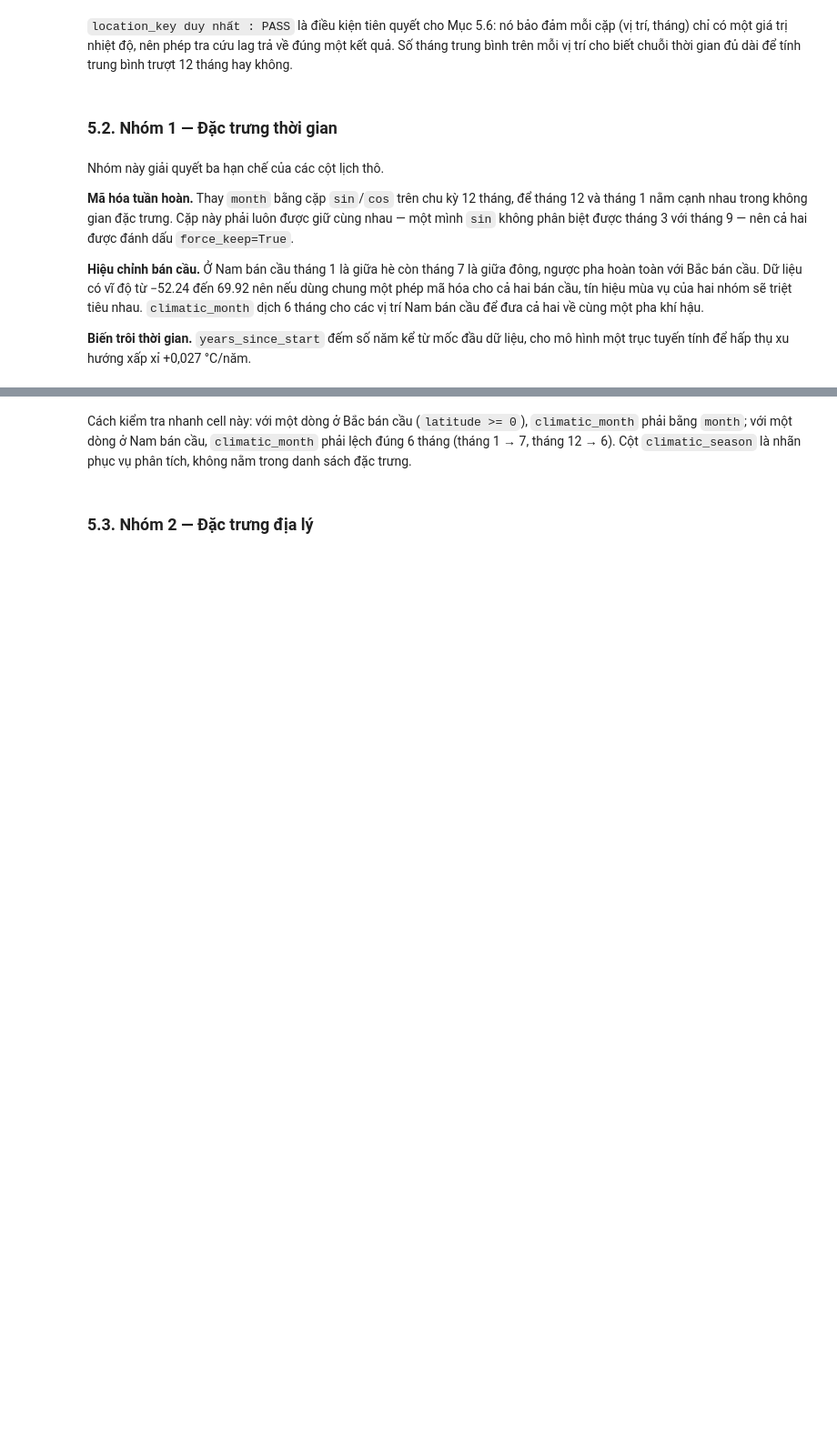
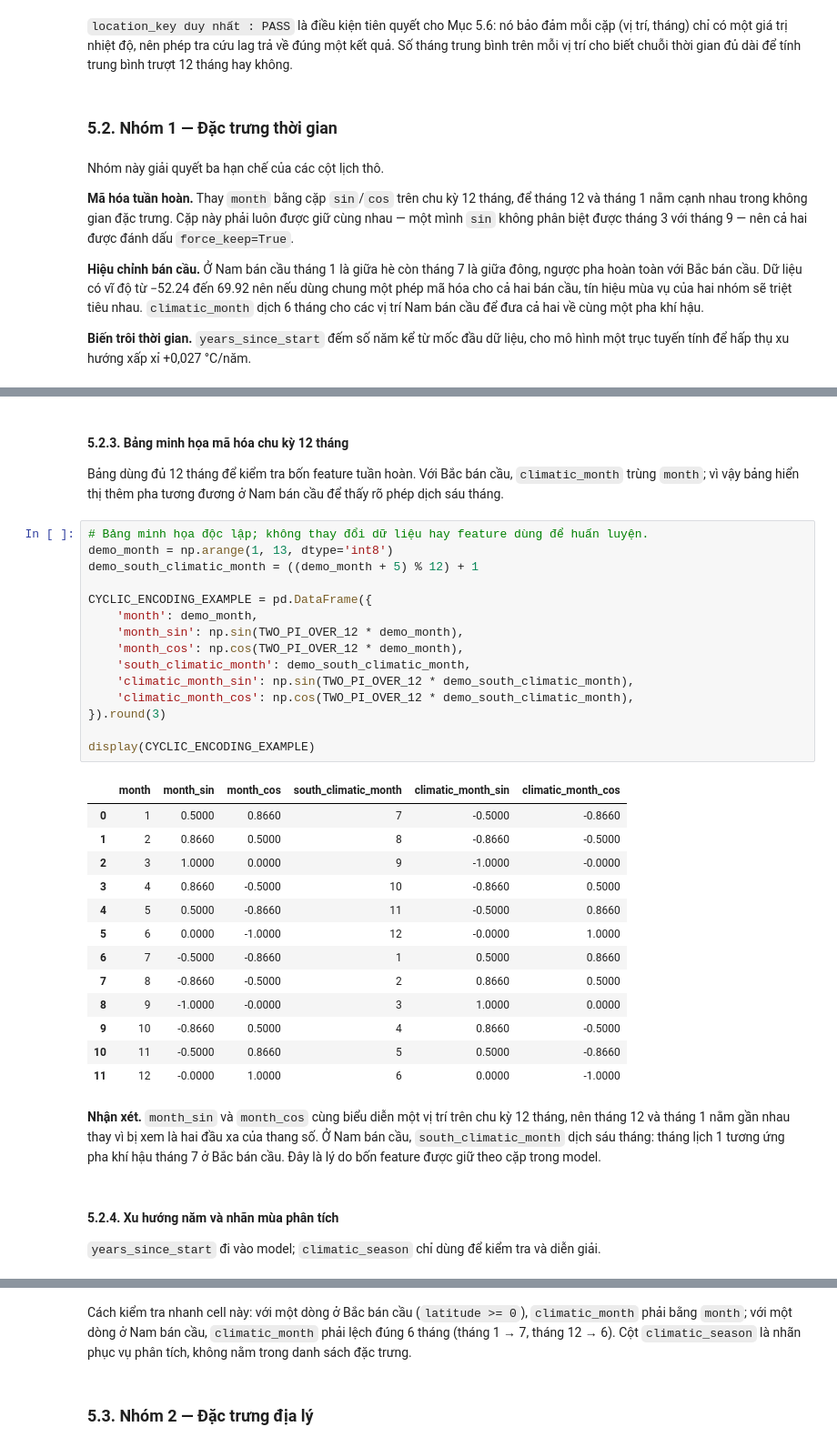
Before and after one commit to Sekaiiii1/Global-Surface-Temperature-Analysis, a Jupyter notebook: notebooks_v1/05_feature_engineering.ipynb, the cells around one changed output, grey strips where cells are left out. Shown at 91% size. Cells and saved outputs as stored; diff of their text form; blank space fills up the shorter version.

```diff
--- a/notebooks_v1/05_feature_engineering.ipynb
+++ b/notebooks_v1/05_feature_engineering.ipynb
@@ -895,0 +825,39 @@ Mốc năm đầu tiên: 1863
+# %% [markdown]
+#### 5.2.3. Bảng minh họa mã hóa chu kỳ 12 tháng
+
+Bảng dùng đủ 12 tháng để kiểm tra bốn feature tuần hoàn. Với Bắc bán cầu, `climatic_month` trùng `month`; vì vậy bảng hiển thị thêm pha tương đương ở Nam bán cầu để thấy rõ phép dịch sáu tháng.
+# %%
+# Bảng minh họa độc lập; không thay đổi dữ liệu hay feature dùng để huấn luyện.
+demo_month = np.arange(1, 13, dtype='int8')
+demo_south_climatic_month = ((demo_month + 5) % 12) + 1
+
+CYCLIC_ENCODING_EXAMPLE = pd.DataFrame({
+    'month': demo_month,
+    'month_sin': np.sin(TWO_PI_OVER_12 * demo_month),
+    'month_cos': np.cos(TWO_PI_OVER_12 * demo_month),
+    'south_climatic_month': demo_south_climatic_month,
+    'climatic_month_sin': np.sin(TWO_PI_OVER_12 * demo_south_climatic_month),
+    'climatic_month_cos': np.cos(TWO_PI_OVER_12 * demo_south_climatic_month),
+}).round(3)
+
+display(CYCLIC_ENCODING_EXAMPLE)
+# %% [output]
+|  | month | month_sin | month_cos | south_climatic_month | climatic_month_sin | climatic_month_cos |
+| 0 | 1 | 0.5000 | 0.8660 | 7 | -0.5000 | -0.8660 |
+| 1 | 2 | 0.8660 | 0.5000 | 8 | -0.8660 | -0.5000 |
+| 2 | 3 | 1.0000 | 0.0000 | 9 | -1.0000 | -0.0000 |
+| 3 | 4 | 0.8660 | -0.5000 | 10 | -0.8660 | 0.5000 |
+| 4 | 5 | 0.5000 | -0.8660 | 11 | -0.5000 | 0.8660 |
+| 5 | 6 | 0.0000 | -1.0000 | 12 | -0.0000 | 1.0000 |
+| 6 | 7 | -0.5000 | -0.8660 | 1 | 0.5000 | 0.8660 |
+| 7 | 8 | -0.8660 | -0.5000 | 2 | 0.8660 | 0.5000 |
+| 8 | 9 | -1.0000 | -0.0000 | 3 | 1.0000 | 0.0000 |
+| 9 | 10 | -0.8660 | 0.5000 | 4 | 0.8660 | -0.5000 |
+| 10 | 11 | -0.5000 | 0.8660 | 5 | 0.5000 | -0.8660 |
+| 11 | 12 | -0.0000 | 1.0000 | 6 | 0.0000 | -1.0000 |
+# %% [markdown]
+**Nhận xét.** `month_sin` và `month_cos` cùng biểu diễn một vị trí trên chu kỳ 12 tháng, nên tháng 12 và tháng 1 nằm gần nhau thay vì bị xem là hai đầu xa của thang số. Ở Nam bán cầu, `south_climatic_month` dịch sáu tháng: tháng lịch 1 tương ứng pha khí hậu tháng 7 ở Bắc bán cầu. Đây là lý do bốn feature được giữ theo cặp trong model.
+# %% [markdown]
+#### 5.2.4. Xu hướng năm và nhãn mùa phân tích
+
+`years_since_start` đi vào model; `climatic_season` chỉ dùng để kiểm tra và diễn giải.
```
Also changed, not shown: parts of 188 cells of this notebook, 23 other files.
